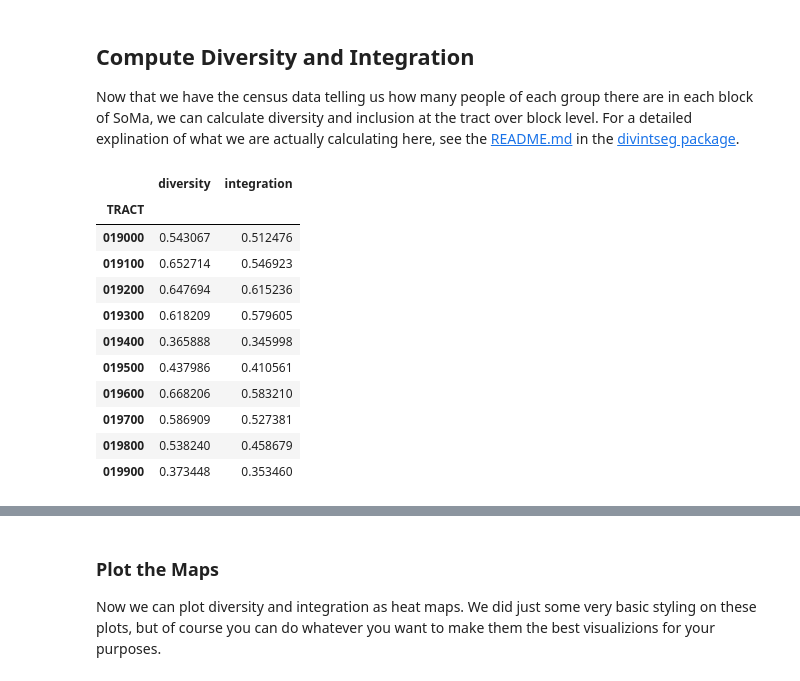
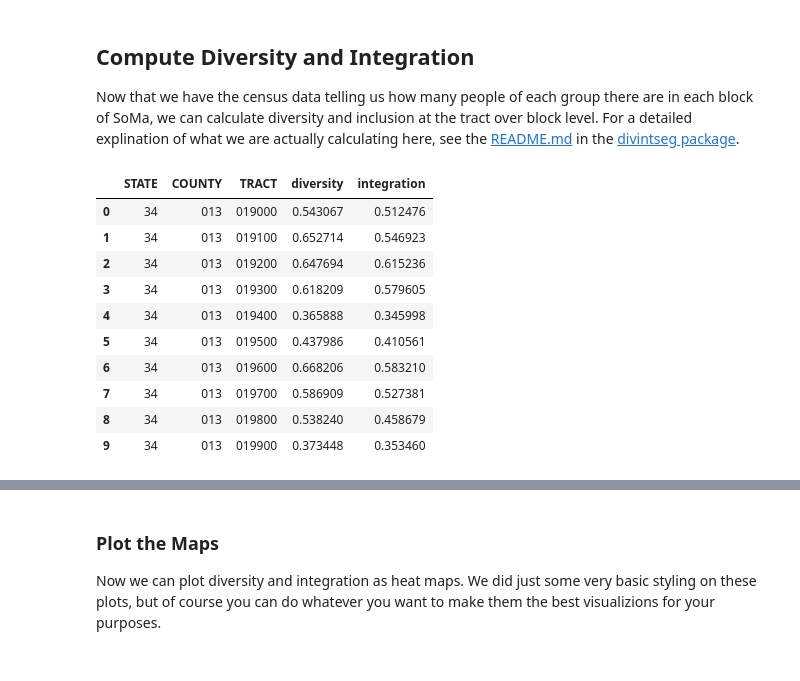
Before and after one commit to censusdis/censusdis, a Jupyter notebook: notebooks/SoMa DIS Demo.ipynb, the cells around one changed output, grey strips where cells are left out. Cells and saved outputs as stored; diff of their text form; code cells hidden in the pictures.

```diff
--- a/notebooks/SoMa DIS Demo.ipynb
+++ b/notebooks/SoMa DIS Demo.ipynb
@@ -159,3 +165,10 @@ leaves[:10]
+# %%
+import os
+import os.path
+
+SHAPEFILE_ROOT = os.path.join(os.environ["HOME"], "data", "shapefiles")
+
+ced.set_shapefile_path(SHAPEFILE_ROOT)
 # %% [markdown]
 ## South Orange and Maplewood Tracts in Essex County, NJ
 
@@ -247,18 +260,19 @@ block level. For a detailed explination of what we are actually calculating here
 the [README.md](https://github.com/vengroff/divintseg/blob/main/README.md) in the
 [divintseg package](https://github.com/vengroff/divintseg).
 # %%
-df_soma_dis = dis.di(df_soma, by="TRACT", over="BLOCK")  # , drop_non_numeric=True)
+df_soma_dis = dis.di(df_soma, by=["STATE", "COUNTY", "TRACT"], over="BLOCK")
+df_soma_dis = df_soma_dis.reset_index()
+
 df_soma_dis
 # %% [output]
-|  | diversity | integration |
-| TRACT |  |  |
-| 019000 | 0.543067 | 0.512476 |
-| 019100 | 0.652714 | 0.546923 |
-| 019200 | 0.647694 | 0.615236 |
-| 019300 | 0.618209 | 0.579605 |
-| 019400 | 0.365888 | 0.345998 |
-| 019500 | 0.437986 | 0.410561 |
-| 019600 | 0.668206 | 0.583210 |
-| 019700 | 0.586909 | 0.527381 |
-| 019800 | 0.538240 | 0.458679 |
-| 019900 | 0.373448 | 0.353460 |
+|  | STATE | COUNTY | TRACT | diversity | integration |
+| 0 | 34 | 013 | 019000 | 0.543067 | 0.512476 |
+| 1 | 34 | 013 | 019100 | 0.652714 | 0.546923 |
+| 2 | 34 | 013 | 019200 | 0.647694 | 0.615236 |
+| 3 | 34 | 013 | 019300 | 0.618209 | 0.579605 |
+| 4 | 34 | 013 | 019400 | 0.365888 | 0.345998 |
+| 5 | 34 | 013 | 019500 | 0.437986 | 0.410561 |
+| 6 | 34 | 013 | 019600 | 0.668206 | 0.583210 |
+| 7 | 34 | 013 | 019700 | 0.586909 | 0.527381 |
+| 8 | 34 | 013 | 019800 | 0.538240 | 0.458679 |
+| 9 | 34 | 013 | 019900 | 0.373448 | 0.353460 |
```
Also changed, not shown: parts of 17 cells of this notebook, 3 other files.
